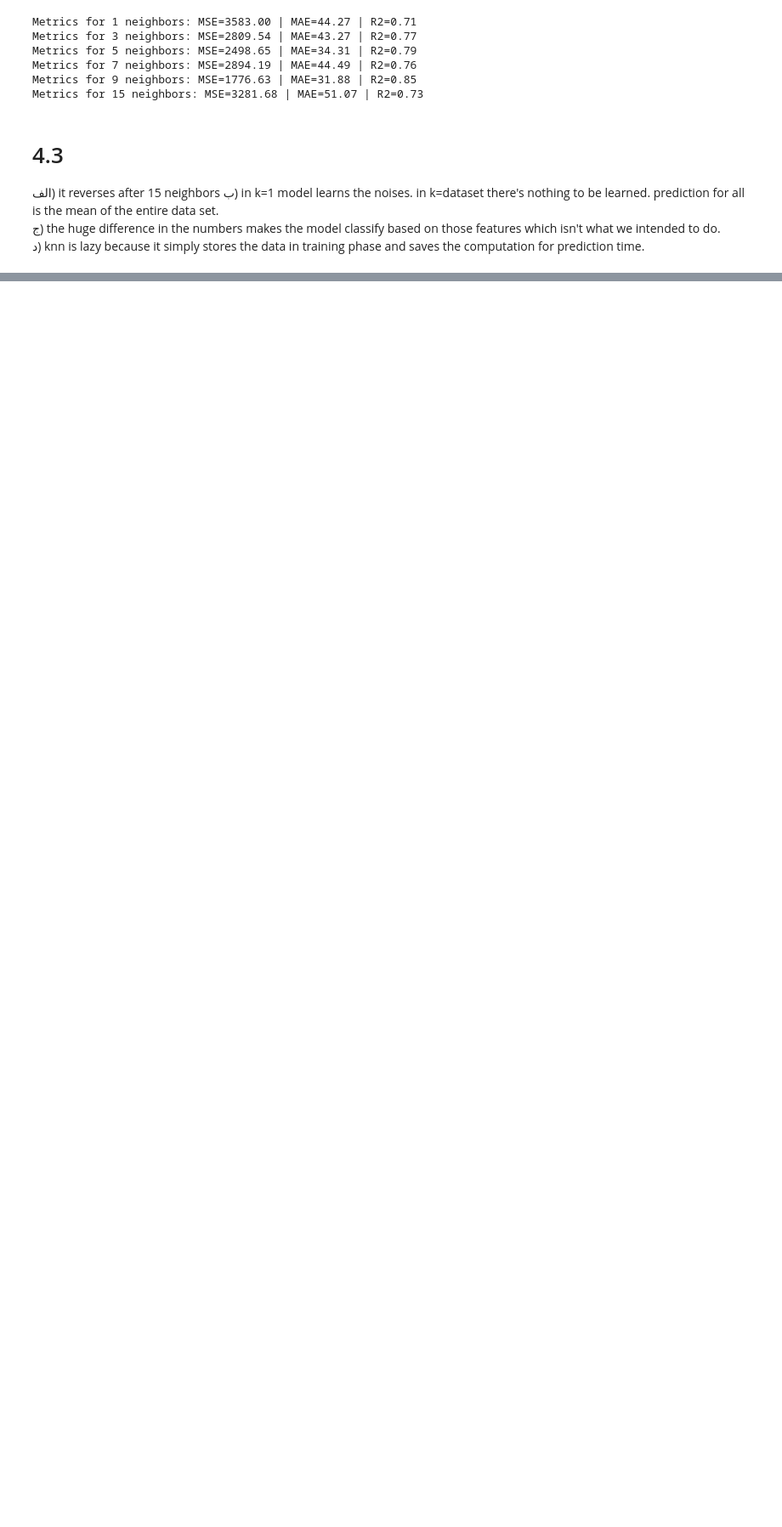
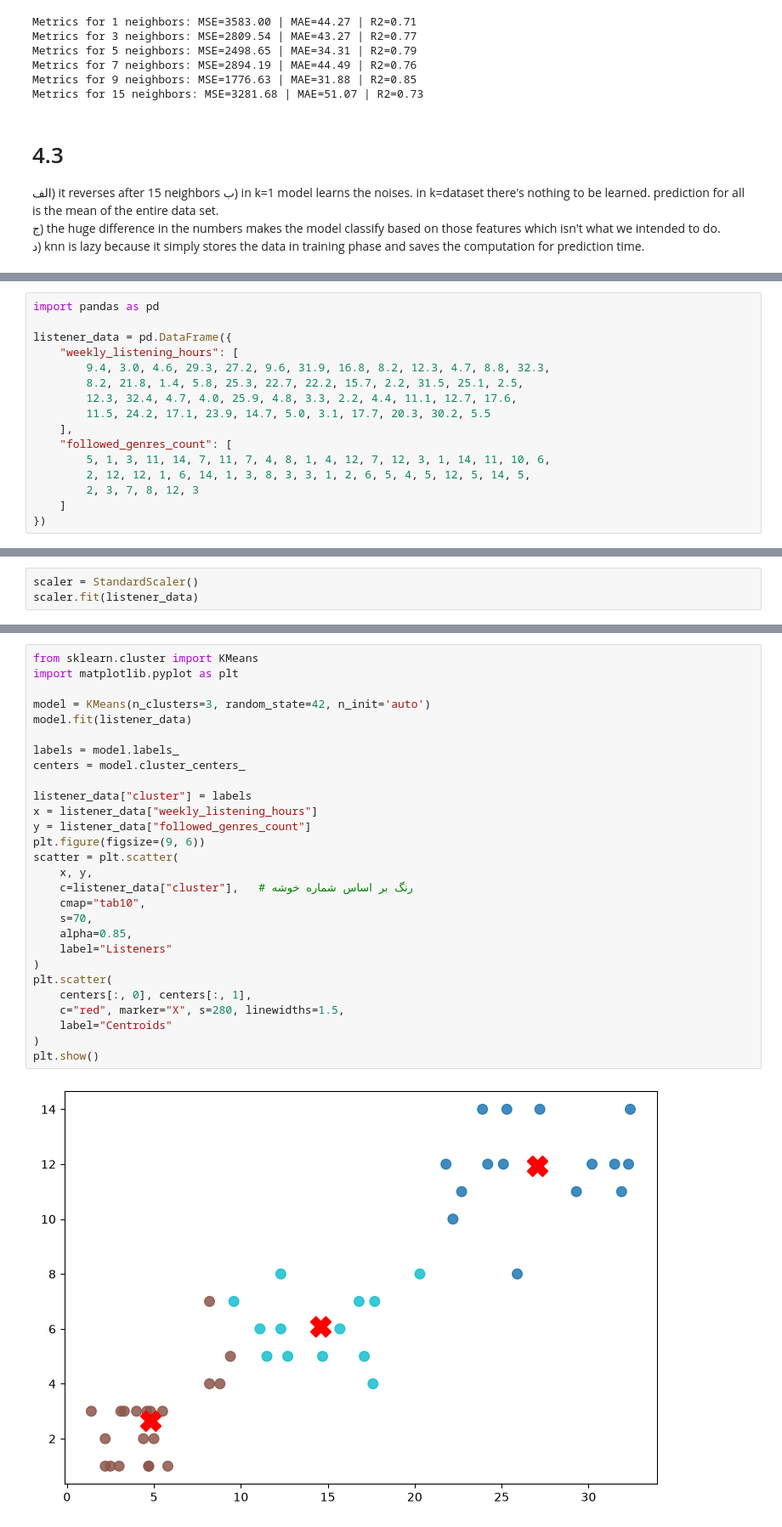
Before and after one commit to tinkerx01/HW7, a Jupyter notebook: app.ipynb, the cells around one changed output, grey strips where cells are left out. Shown at 85% size. Cells and saved outputs as stored; diff of their text form; blank space fills up the shorter version.

```diff
--- a/app.ipynb
+++ b/app.ipynb
@@ -456,0 +530,16 @@ Metrics for 15 neighbors: MSE=3281.68 | MAE=51.07 | R2=0.73
+# %%
+import pandas as pd
+
+listener_data = pd.DataFrame({
+    "weekly_listening_hours": [
+        9.4, 3.0, 4.6, 29.3, 27.2, 9.6, 31.9, 16.8, 8.2, 12.3, 4.7, 8.8, 32.3,
+        8.2, 21.8, 1.4, 5.8, 25.3, 22.7, 22.2, 15.7, 2.2, 31.5, 25.1, 2.5,
+        12.3, 32.4, 4.7, 4.0, 25.9, 4.8, 3.3, 2.2, 4.4, 11.1, 12.7, 17.6,
+        11.5, 24.2, 17.1, 23.9, 14.7, 5.0, 3.1, 17.7, 20.3, 30.2, 5.5
+    ],
+    "followed_genres_count": [
+        5, 1, 3, 11, 14, 7, 11, 7, 4, 8, 1, 4, 12, 7, 12, 3, 1, 14, 11, 10, 6,
+        2, 12, 12, 1, 6, 14, 1, 3, 8, 3, 3, 1, 2, 6, 5, 4, 5, 12, 5, 14, 5,
+        2, 3, 7, 8, 12, 3
+    ]
+})
@@ -456,0 +567,3 @@ Metrics for 15 neighbors: MSE=3281.68 | MAE=51.07 | R2=0.73
+# %%
+scaler = StandardScaler()
+scaler.fit(listener_data)
@@ -456,0 +572,30 @@ Metrics for 15 neighbors: MSE=3281.68 | MAE=51.07 | R2=0.73
+# %%
+from sklearn.cluster import KMeans
+import matplotlib.pyplot as plt
+
+model = KMeans(n_clusters=3, random_state=42, n_init='auto')
+model.fit(listener_data)
+
+labels = model.labels_
+centers = model.cluster_centers_
+
+listener_data["cluster"] = labels
+x = listener_data["weekly_listening_hours"]
+y = listener_data["followed_genres_count"]
+plt.figure(figsize=(9, 6))
+scatter = plt.scatter(
+    x, y,
+    c=listener_data["cluster"],   # رنگ بر اساس شماره خوشه
+    cmap="tab10",
+    s=70,
+    alpha=0.85,
+    label="Listeners"
+)
+plt.scatter(
+    centers[:, 0], centers[:, 1],
+    c="red", marker="X", s=280, linewidths=1.5,
+    label="Centroids"
+)
+plt.show()
+# %% [output]
+[figure, added]
```
Also changed, not shown: parts of 15 cells of this notebook.
